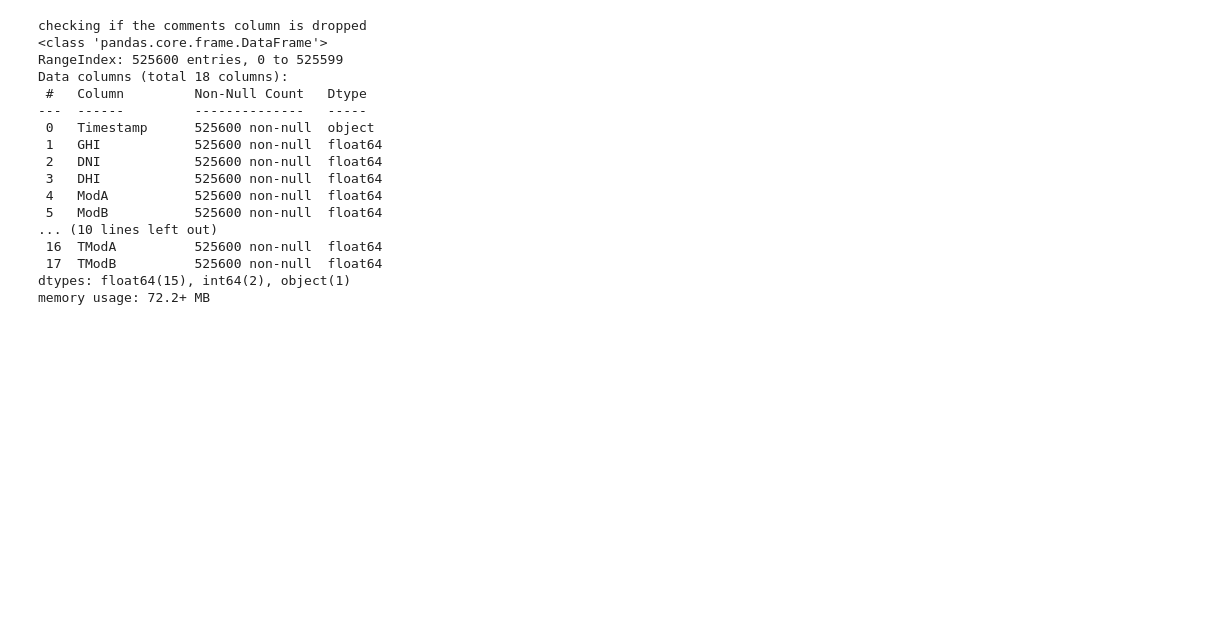
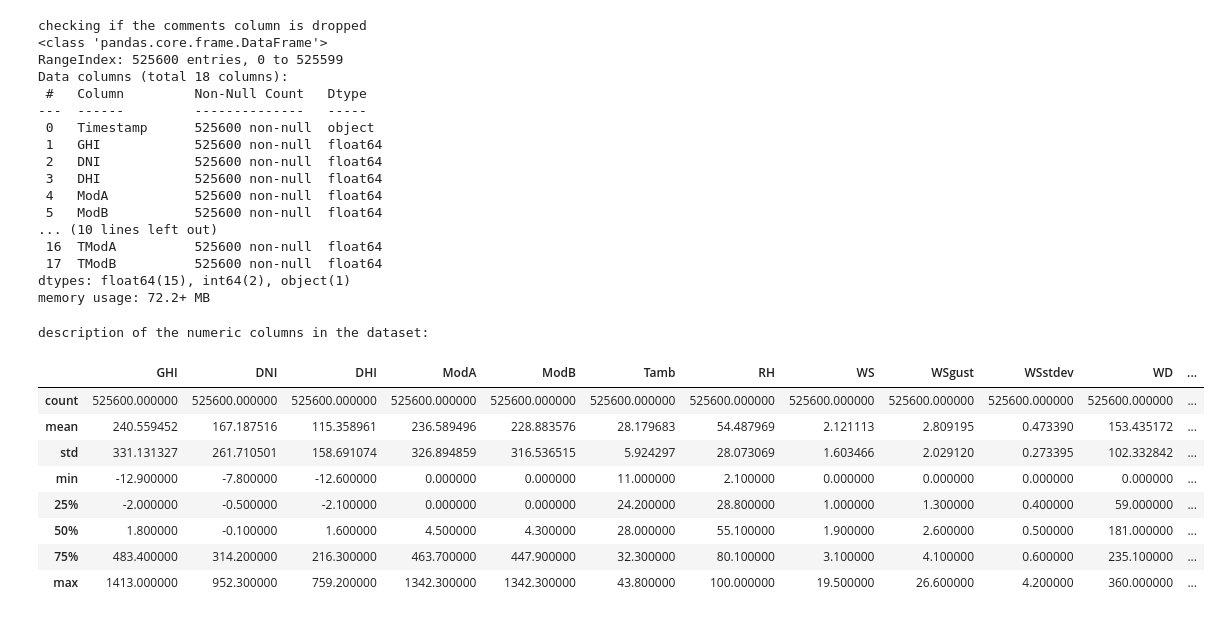
Before and after one commit to Feven777/solar-challenge-week0, a Jupyter notebook: notebook/benin_eda.ipynb, the cells around one changed output. Saved outputs shown, nothing was run; the diff lists cells and outputs as text; code cells hidden in the pictures; blank space fills up the shorter version.

```diff
--- a/notebook/benin_eda.ipynb
+++ b/notebook/benin_eda.ipynb
@@ -123,3 +123,17 @@ Data columns (total 18 columns):
  17  TModB          525600 non-null  float64
 dtypes: float64(15), int64(2), object(1)
 memory usage: 72.2+ MB
+# %%
+print("description of the numeric columns in the dataset:")
+df.describe()
+# %% [output]
+description of the numeric columns in the dataset:
+|  | GHI | DNI | DHI | ModA | ModB | Tamb | RH | WS | WSgust | WSstdev | WD | ... |
+| count | 525600.000000 | 525600.000000 | 525600.000000 | 525600.000000 | 525600.000000 | 525600.000000 | 525600.000000 | 525600.000000 | 525600.000000 | 525600.000000 | 525600.000000 | ... |
+| mean | 240.559452 | 167.187516 | 115.358961 | 236.589496 | 228.883576 | 28.179683 | 54.487969 | 2.121113 | 2.809195 | 0.473390 | 153.435172 | ... |
+| std | 331.131327 | 261.710501 | 158.691074 | 326.894859 | 316.536515 | 5.924297 | 28.073069 | 1.603466 | 2.029120 | 0.273395 | 102.332842 | ... |
+| min | -12.900000 | -7.800000 | -12.600000 | 0.000000 | 0.000000 | 11.000000 | 2.100000 | 0.000000 | 0.000000 | 0.000000 | 0.000000 | ... |
+| 25% | -2.000000 | -0.500000 | -2.100000 | 0.000000 | 0.000000 | 24.200000 | 28.800000 | 1.000000 | 1.300000 | 0.400000 | 59.000000 | ... |
+| 50% | 1.800000 | -0.100000 | 1.600000 | 4.500000 | 4.300000 | 28.000000 | 55.100000 | 1.900000 | 2.600000 | 0.500000 | 181.000000 | ... |
+| 75% | 483.400000 | 314.200000 | 216.300000 | 463.700000 | 447.900000 | 32.300000 | 80.100000 | 3.100000 | 4.100000 | 0.600000 | 235.100000 | ... |
+| max | 1413.000000 | 952.300000 | 759.200000 | 1342.300000 | 1342.300000 | 43.800000 | 100.000000 | 19.500000 | 26.600000 | 4.200000 | 360.000000 | ... |
```
Also changed, not shown: parts of 4 cells of this notebook.
